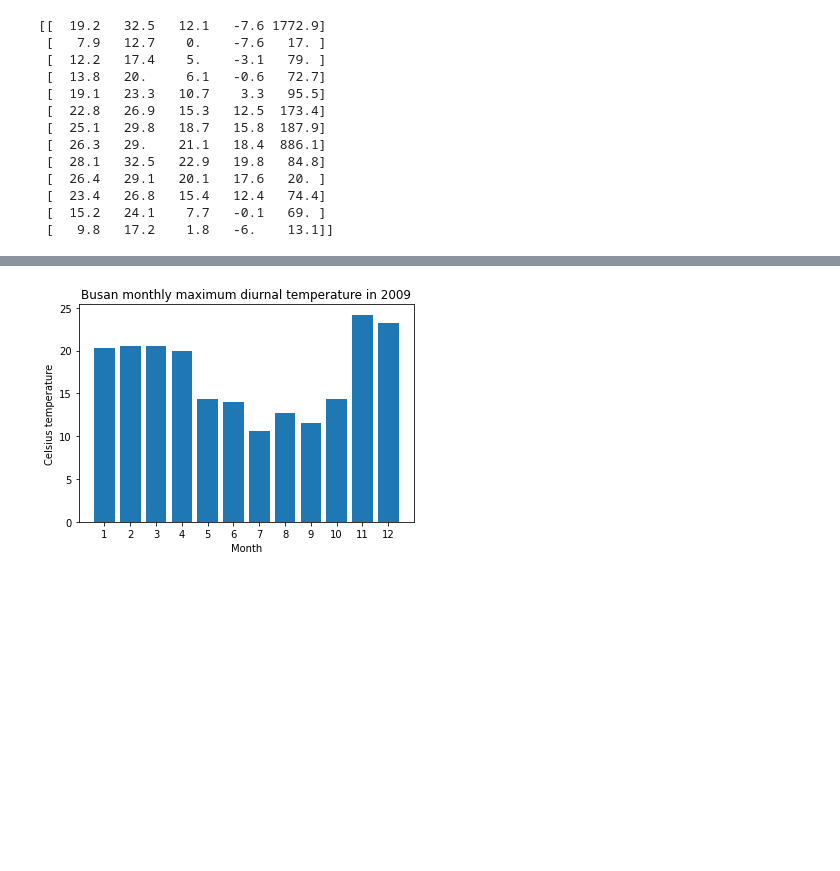
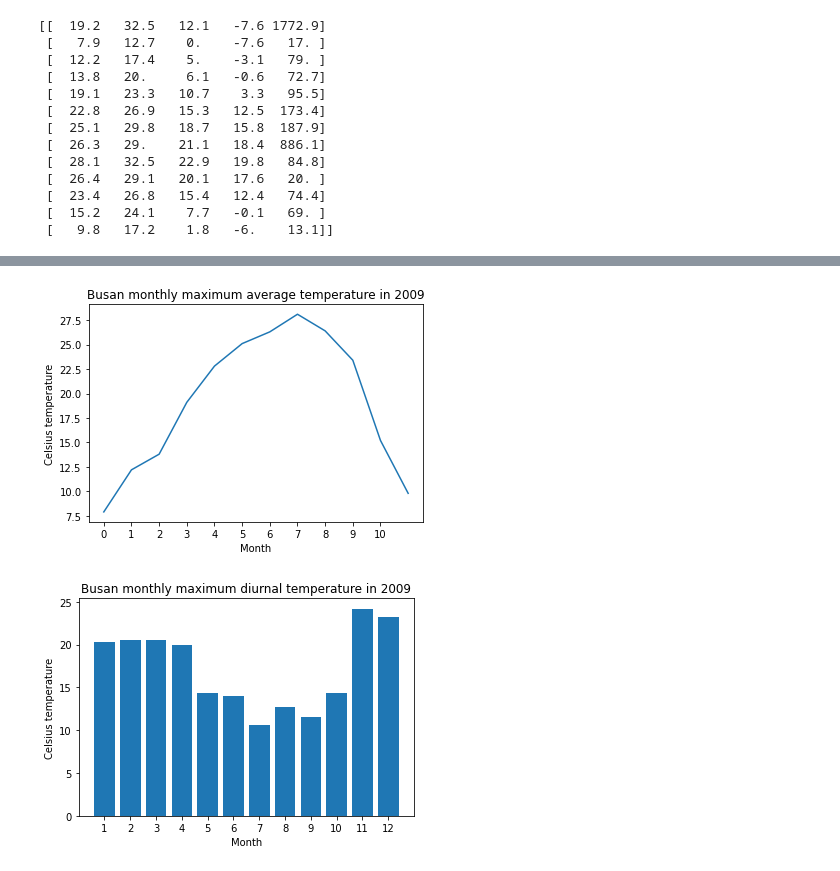
Before and after one commit to Jinwooseol/Deep-learning, a Jupyter notebook: Temperature_analysis.ipynb, the cells around one changed output, grey strips where cells are left out. Cells and saved outputs as stored; diff of their text form; code cells hidden in the pictures; blank space fills up the shorter version.

```diff
--- a/Temperature_analysis.ipynb
+++ b/Temperature_analysis.ipynb
@@ -100,3 +102,17 @@ plt.show()
+# %%
+# 2009 1~12 month 평균 최고 기온 --- plot
+
+
+_, axe = plt.subplots()
+axe.plot(tn_avg_highest)
+plt.xticks(x)
+plt.title('Busan monthly maximum average temperature in 2009')
+plt.xlabel('Month')
+plt.ylabel('Celsius temperature')
+
+plt.show()
+# %% [output]
+[figure, added]
 # %%
 # 2009 1~12 month 최대 일교차, (최고극값 - 최저극값), (평균최고 - 평균최저) --- plot
 
```
Also changed, not shown: parts of 5 cells of this notebook.
